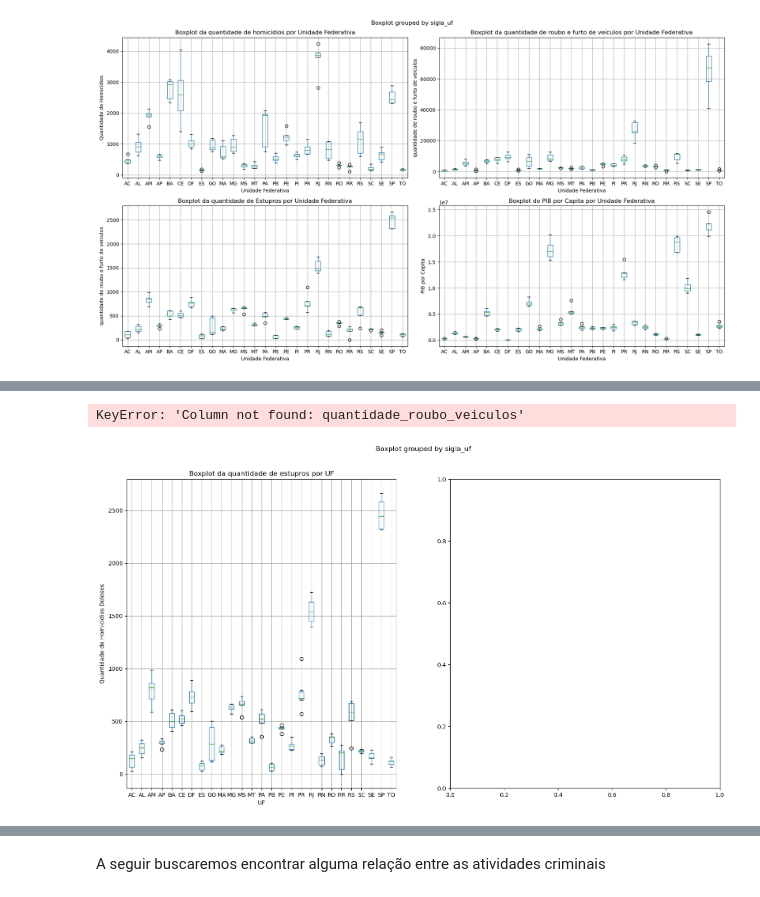
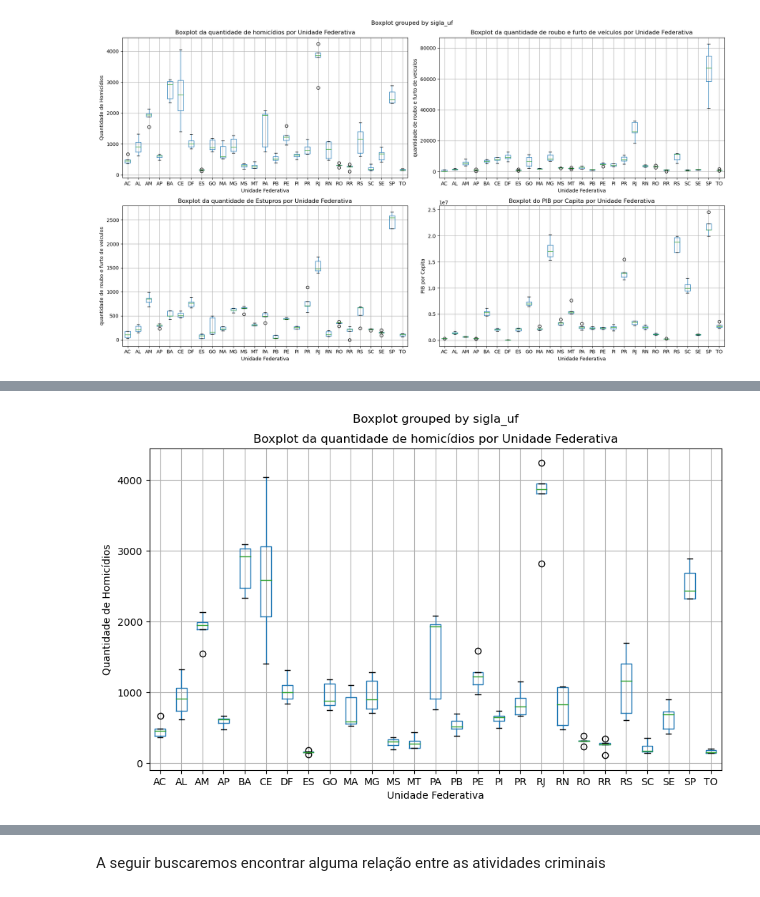
Before and after one commit to Iamiran1/Projeto-2---Ci-ncia-de-Dados, a Jupyter notebook: P2.ipynb, the cells around one changed output, grey strips where cells are left out. Drawn from its saved outputs; the diff is of its cells as text; code cells hidden in the pictures.

```diff
--- a/P2.ipynb
+++ b/P2.ipynb
@@ -297,29 +275,14 @@ ValueError: The number of passed axes must be 1, the same as the output plot
-# %%
-# Criar uma figura com subplots lado a lado
-fig, axs = plt.subplots(1, 2, figsize=(18, 10))
-
-# Boxplot da quantidade de homicídios dolosos por UF
-dados.boxplot('quantidade_estupro', 'sigla_uf', ax=axs[0])
-axs[0].set_title('Boxplot da quantidade de estupros por UF')
-axs[0].set_xlabel('UF')
-axs[0].set_ylabel('Quantidade de Homicídios Dolosos')
-
-# Boxplot da quantidade de latrocínio por UF
-dados.boxplot('quantidade_roubo_veiculos', 'sigla_uf', ax=axs[1])
-axs[1].set_title('Boxplot da quantidade de roubo de veiculos por UF')
-axs[1].set_xlabel('UF')
-axs[1].set_ylabel('Quantidade de Latrocínio')
-
-# Ajustar layout para evitar sobreposição
-plt.tight_layout()
-plt.show()
-# %% [output]
-KeyError: 'Column not found: quantidade_roubo_veiculos'
-[figure, removed]
 # %%
-fig, ax = plt.subplots(figsize=(18, 10))
-dados.boxplot('quantidade_furto_veiculos', 'sigla_uf', ax=ax)
-ax.set_title('Boxplot da quantidade de veiculos furtados por UF')
-ax.set_xlabel('UF')
-ax.set_ylabel('Quantidade de Homicídios Dolosos')
+# Criar uma figura com um subplot
+fig, ax = plt.subplots(figsize=(10, 6))
+
+# Boxplot da quantidade de homicídios por UF
+dados_ate_2020.boxplot('homicidios', 'sigla_uf', ax=ax)
+ax.set_title('Boxplot da quantidade de homicídios por Unidade Federativa')
+ax.set_xlabel('Unidade Federativa')
+ax.set_ylabel('Quantidade de Homicídios')
+
+# Exibir o subplot
 plt.show()
+# %% [output]
+[figure, added]
```
Also changed, not shown: parts of 5 cells of this notebook.
